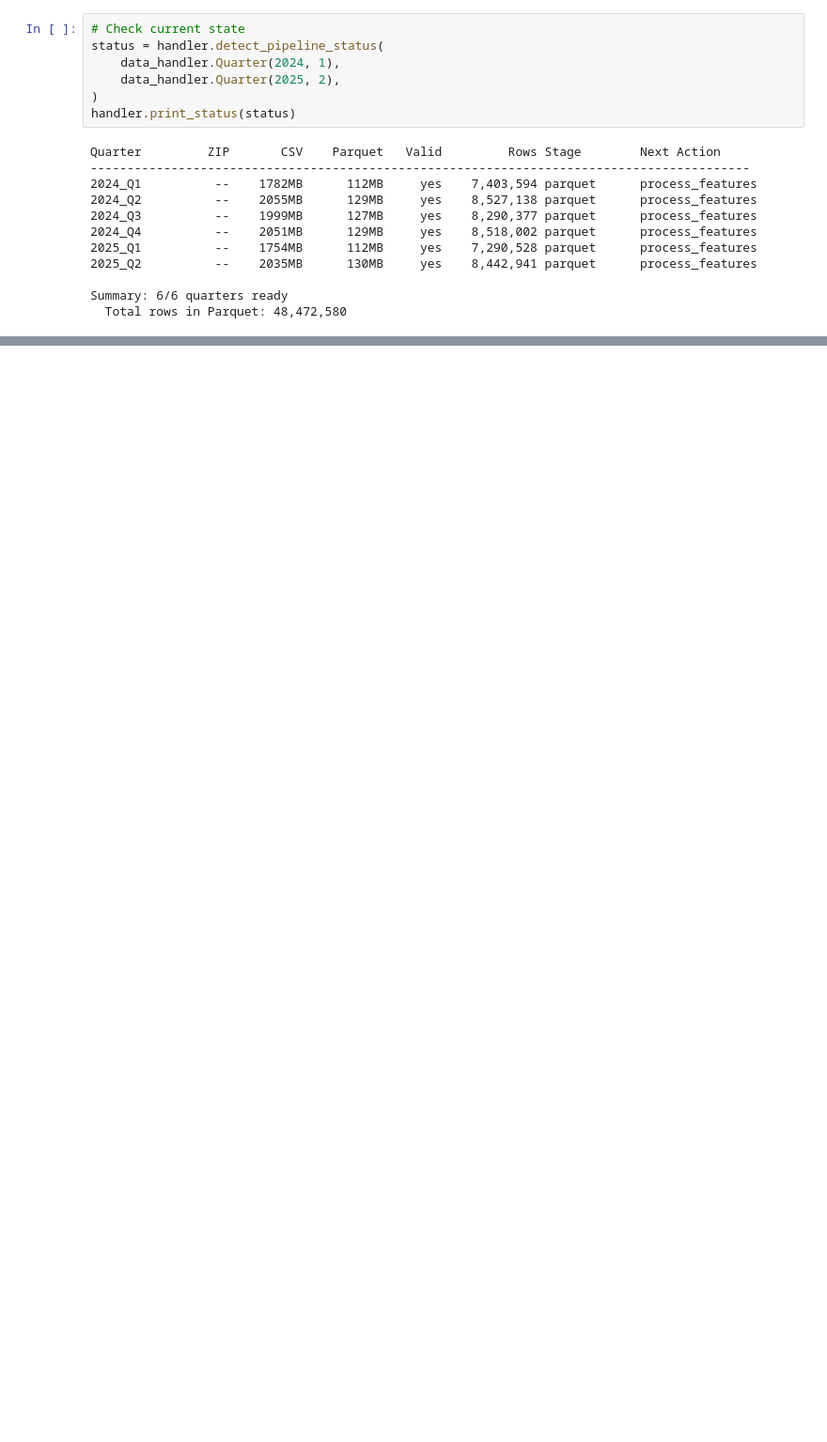
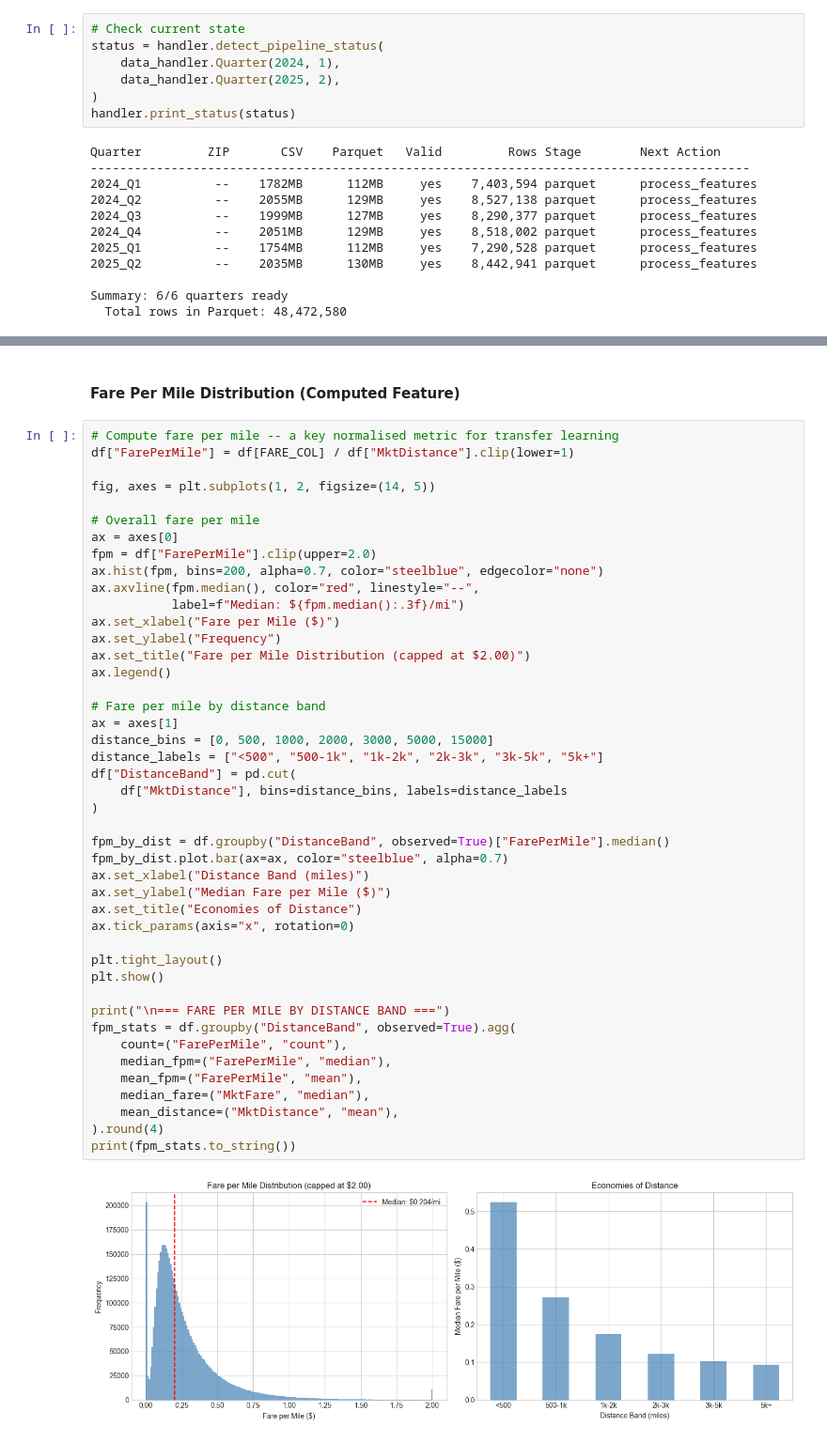
Before and after one commit to ThongLai/Flight-Scanner, a Jupyter notebook: experiment_notebooks/BTS DB1B.ipynb, the cells around one changed output, grey strips where cells are left out. Shown at 94% size. Drawn from its saved outputs; the diff is of its cells as text; blank space fills up the shorter version.

```diff
--- a/experiment_notebooks/BTS DB1B.ipynb
+++ b/experiment_notebooks/BTS DB1B.ipynb
@@ -313,0 +444,48 @@ df
+# %% [markdown]
+#### Fare Per Mile Distribution (Computed Feature)
+# %%
+# Compute fare per mile -- a key normalised metric for transfer learning
+df["FarePerMile"] = df[FARE_COL] / df["MktDistance"].clip(lower=1)
+
+fig, axes = plt.subplots(1, 2, figsize=(14, 5))
+
+# Overall fare per mile
+ax = axes[0]
+fpm = df["FarePerMile"].clip(upper=2.0)
+ax.hist(fpm, bins=200, alpha=0.7, color="steelblue", edgecolor="none")
+ax.axvline(fpm.median(), color="red", linestyle="--",
+           label=f"Median: ${fpm.median():.3f}/mi")
+ax.set_xlabel("Fare per Mile ($)")
+ax.set_ylabel("Frequency")
+ax.set_title("Fare per Mile Distribution (capped at $2.00)")
+ax.legend()
+
+# Fare per mile by distance band
+ax = axes[1]
+distance_bins = [0, 500, 1000, 2000, 3000, 5000, 15000]
+distance_labels = ["<500", "500-1k", "1k-2k", "2k-3k", "3k-5k", "5k+"]
+df["DistanceBand"] = pd.cut(
+    df["MktDistance"], bins=distance_bins, labels=distance_labels
+)
+
+fpm_by_dist = df.groupby("DistanceBand", observed=True)["FarePerMile"].median()
+fpm_by_dist.plot.bar(ax=ax, color="steelblue", alpha=0.7)
+ax.set_xlabel("Distance Band (miles)")
+ax.set_ylabel("Median Fare per Mile ($)")
+ax.set_title("Economies of Distance")
+ax.tick_params(axis="x", rotation=0)
+
+plt.tight_layout()
+plt.show()
+
+print("\n=== FARE PER MILE BY DISTANCE BAND ===")
+fpm_stats = df.groupby("DistanceBand", observed=True).agg(
+    count=("FarePerMile", "count"),
+    median_fpm=("FarePerMile", "median"),
+    mean_fpm=("FarePerMile", "mean"),
+    median_fare=("MktFare", "median"),
+    mean_distance=("MktDistance", "mean"),
+).round(4)
+print(fpm_stats.to_string())
+# %% [output]
+[figure, added]
```
Also changed, not shown: parts of 51 cells of this notebook.
